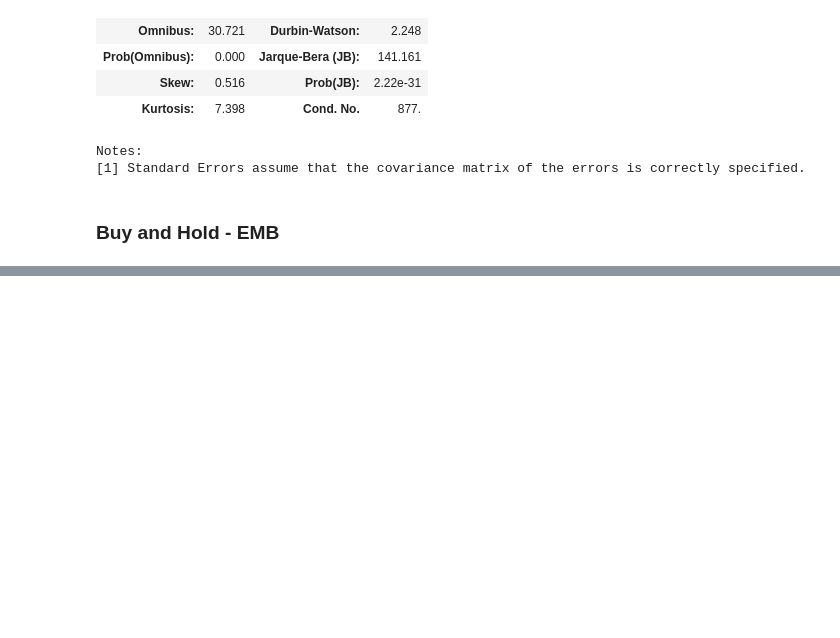
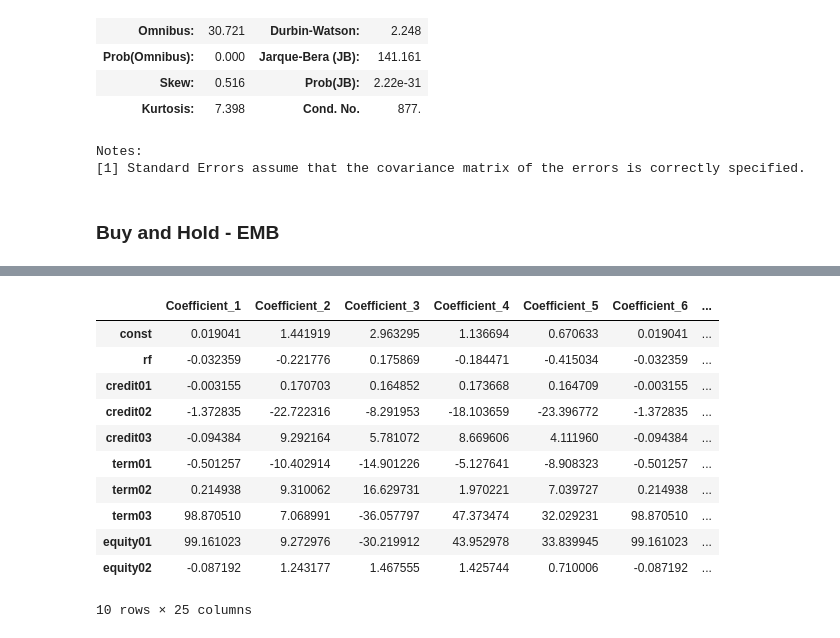
Before and after one commit to FELAB-KHU/S-PQuantTeam03, a Jupyter notebook: OLS_지영.ipynb, the cells around one changed output, grey strips where cells are left out. Saved outputs shown, nothing was run; the diff lists cells and outputs as text; code cells hidden in the pictures; blank space fills up the shorter version.

```diff
--- a/OLS_지영.ipynb
+++ b/OLS_지영.ipynb
@@ -1823,0 +1936,15 @@ Notes:
+# %%
+ols_result
+# %% [output]
+|  | Coefficient_1 | Coefficient_2 | Coefficient_3 | Coefficient_4 | Coefficient_5 | Coefficient_6 | ... |
+| const | 0.019041 | 1.441919 | 2.963295 | 1.136694 | 0.670633 | 0.019041 | ... |
+| rf | -0.032359 | -0.221776 | 0.175869 | -0.184471 | -0.415034 | -0.032359 | ... |
+| credit01 | -0.003155 | 0.170703 | 0.164852 | 0.173668 | 0.164709 | -0.003155 | ... |
+| credit02 | -1.372835 | -22.722316 | -8.291953 | -18.103659 | -23.396772 | -1.372835 | ... |
+| credit03 | -0.094384 | 9.292164 | 5.781072 | 8.669606 | 4.111960 | -0.094384 | ... |
+| term01 | -0.501257 | -10.402914 | -14.901226 | -5.127641 | -8.908323 | -0.501257 | ... |
+| term02 | 0.214938 | 9.310062 | 16.629731 | 1.970221 | 7.039727 | 0.214938 | ... |
+| term03 | 98.870510 | 7.068991 | -36.057797 | 47.373474 | 32.029231 | 98.870510 | ... |
+| equity01 | 99.161023 | 9.272976 | -30.219912 | 43.952978 | 33.839945 | 99.161023 | ... |
+| equity02 | -0.087192 | 1.243177 | 1.467555 | 1.425744 | 0.710006 | -0.087192 | ... |
+10 rows × 25 columns
```
Also changed, not shown: parts of 31 cells of this notebook, 1 other file.
